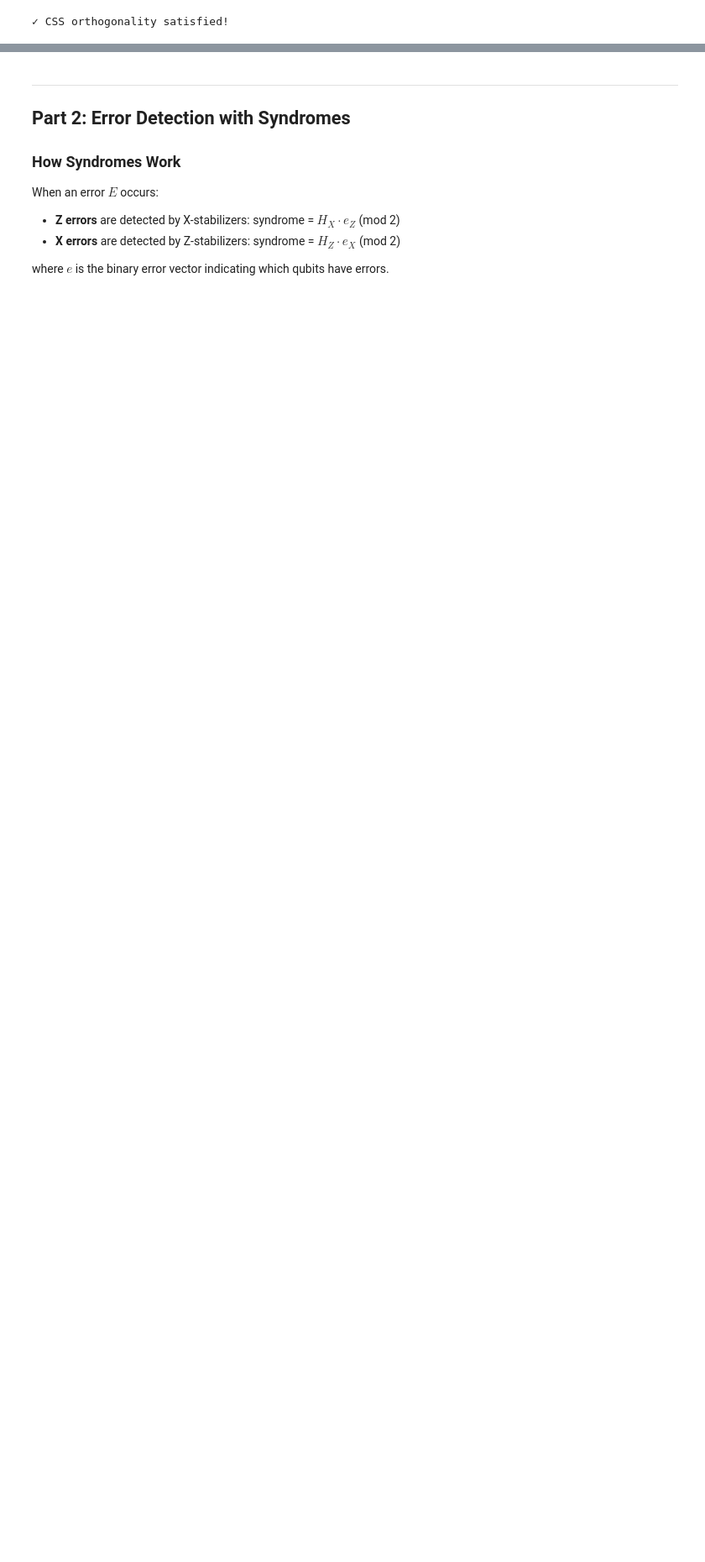
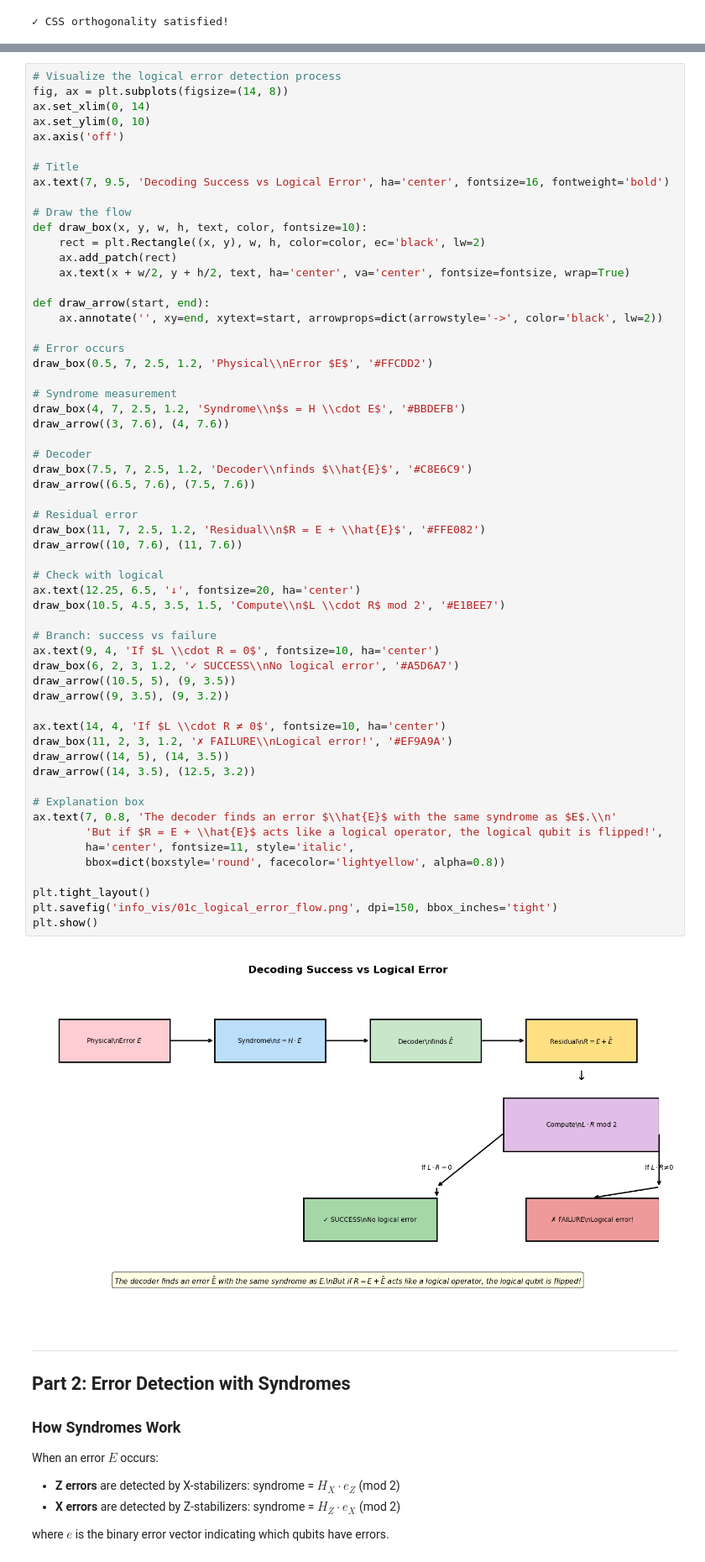
Before and after one commit to michelebanfi/qLDPC-branched-off, a Jupyter notebook: toy_example_visualization.ipynb, the cells around one changed output, grey strips where cells are left out. Shown at 84% size. Saved outputs shown, nothing was run; the diff lists cells and outputs as text; blank space fills up the shorter version.

```diff
--- a/toy_example_visualization.ipynb
+++ b/toy_example_visualization.ipynb
@@ -139,3 +307,63 @@ print("\n✓ CSS orthogonality satisfied!" if np.all(orthogonality == 0) else "
+# %%
+# Visualize the logical error detection process
+fig, ax = plt.subplots(figsize=(14, 8))
+ax.set_xlim(0, 14)
+ax.set_ylim(0, 10)
+ax.axis('off')
+
+# Title
+ax.text(7, 9.5, 'Decoding Success vs Logical Error', ha='center', fontsize=16, fontweight='bold')
+
+# Draw the flow
+def draw_box(x, y, w, h, text, color, fontsize=10):
+    rect = plt.Rectangle((x, y), w, h, color=color, ec='black', lw=2)
+    ax.add_patch(rect)
+    ax.text(x + w/2, y + h/2, text, ha='center', va='center', fontsize=fontsize, wrap=True)
+
+def draw_arrow(start, end):
+    ax.annotate('', xy=end, xytext=start, arrowprops=dict(arrowstyle='->', color='black', lw=2))
+
+# Error occurs
+draw_box(0.5, 7, 2.5, 1.2, 'Physical\\nError $E$', '#FFCDD2')
+
+# Syndrome measurement
+draw_box(4, 7, 2.5, 1.2, 'Syndrome\\n$s = H \\cdot E$', '#BBDEFB')
+draw_arrow((3, 7.6), (4, 7.6))
+
+# Decoder
+draw_box(7.5, 7, 2.5, 1.2, 'Decoder\\nfinds $\\hat{E}$', '#C8E6C9')
+draw_arrow((6.5, 7.6), (7.5, 7.6))
+
+# Residual error
+draw_box(11, 7, 2.5, 1.2, 'Residual\\n$R = E + \\hat{E}$', '#FFE082')
+draw_arrow((10, 7.6), (11, 7.6))
+
+# Check with logical
+ax.text(12.25, 6.5, '↓', fontsize=20, ha='center')
+draw_box(10.5, 4.5, 3.5, 1.5, 'Compute\\n$L \\cdot R$ mod 2', '#E1BEE7')
+
+# Branch: success vs failure
+ax.text(9, 4, 'If $L \\cdot R = 0$', fontsize=10, ha='center')
+draw_box(6, 2, 3, 1.2, '✓ SUCCESS\\nNo logical error', '#A5D6A7')
+draw_arrow((10.5, 5), (9, 3.5))
+draw_arrow((9, 3.5), (9, 3.2))
+
+ax.text(14, 4, 'If $L \\cdot R ≠ 0$', fontsize=10, ha='center')
+draw_box(11, 2, 3, 1.2, '✗ FAILURE\\nLogical error!', '#EF9A9A')
+draw_arrow((14, 5), (14, 3.5))
+draw_arrow((14, 3.5), (12.5, 3.2))
+
+# Explanation box
+ax.text(7, 0.8, 'The decoder finds an error $\\hat{E}$ with the same syndrome as $E$.\\n'
+        'But if $R = E + \\hat{E}$ acts like a logical operator, the logical qubit is flipped!',
+        ha='center', fontsize=11, style='italic',
+        bbox=dict(boxstyle='round', facecolor='lightyellow', alpha=0.8))
+
+plt.tight_layout()
+plt.savefig('info_vis/01c_logical_error_flow.png', dpi=150, bbox_inches='tight')
+plt.show()
+# %% [output]
+[figure, added]
 # %% [markdown]
 ---
 ## Part 2: Error Detection with Syndromes
```
Also changed, not shown: parts of 8 cells of this notebook.
